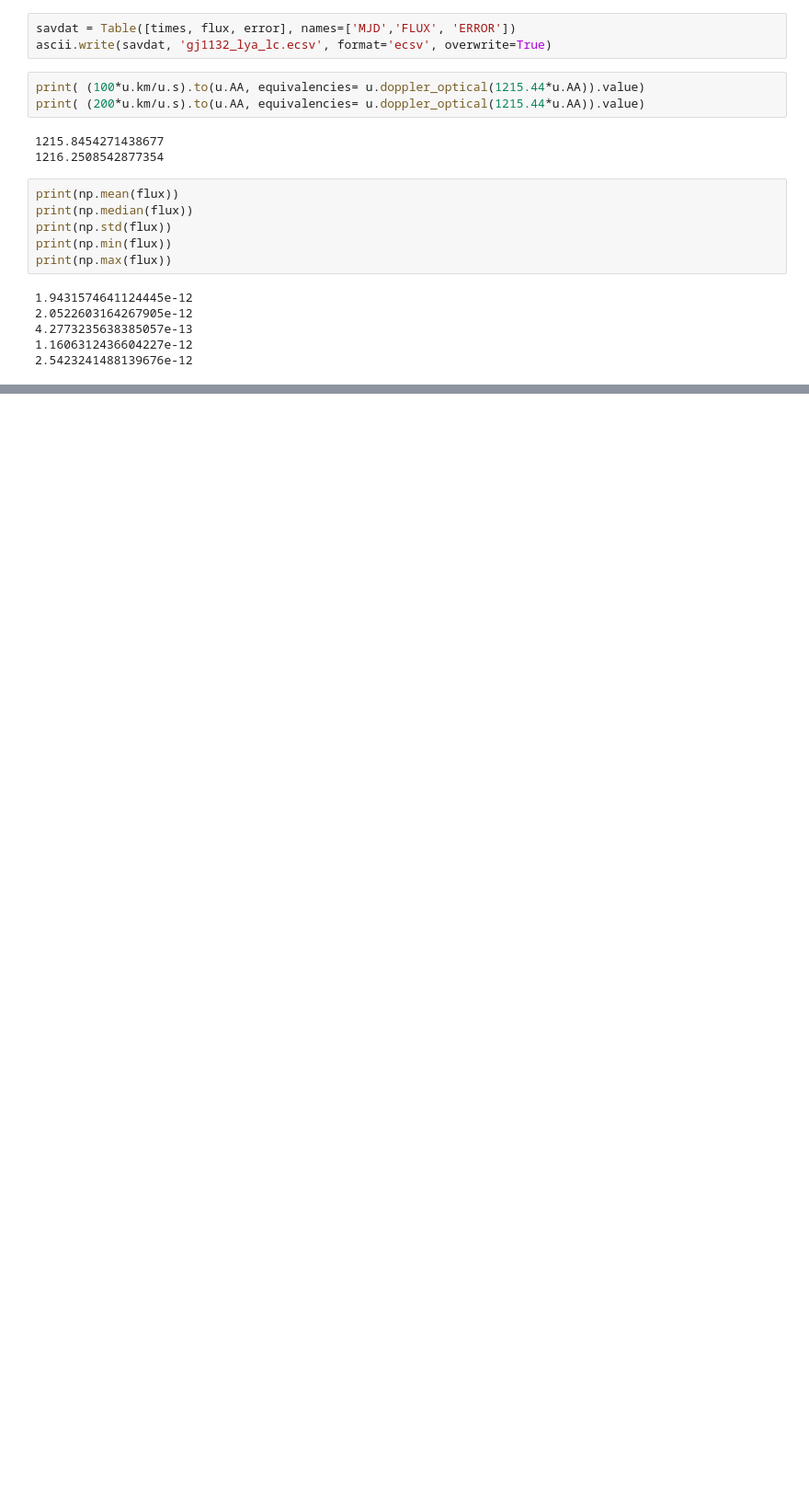
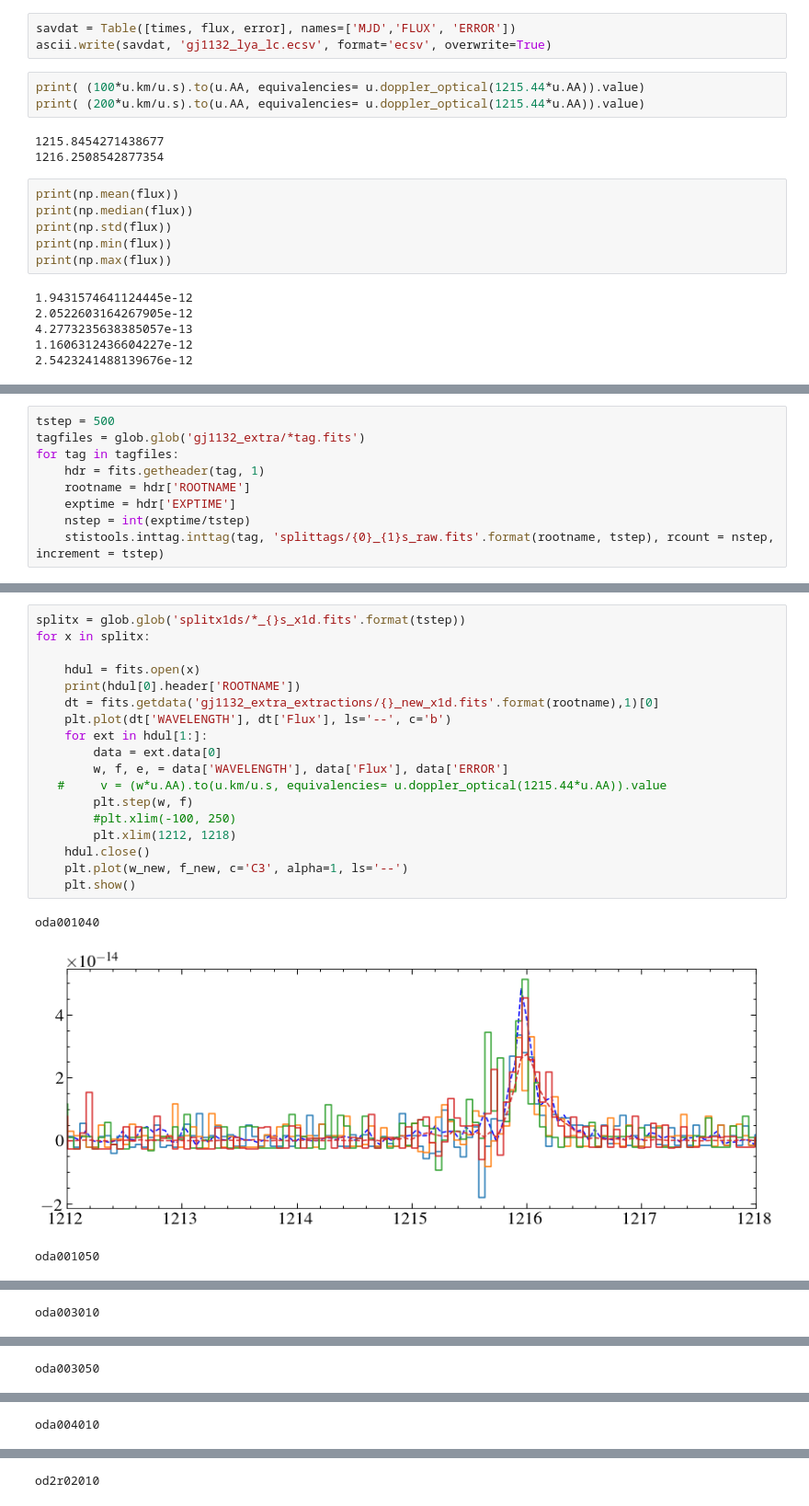
Before and after one commit to davidjwilson/gj1132, a Jupyter notebook: gj1132_lya.ipynb, the cells around one changed output, grey strips where cells are left out. Shown at 92% size. Cells and saved outputs as stored; diff of their text form; blank space fills up the shorter version.

```diff
--- a/gj1132_lya.ipynb
+++ b/gj1132_lya.ipynb
@@ -685,0 +684,9 @@ print(np.max(flux))
+# %%
+tstep = 500
+tagfiles = glob.glob('gj1132_extra/*tag.fits')
+for tag in tagfiles:
+    hdr = fits.getheader(tag, 1)
+    rootname = hdr['ROOTNAME']
+    exptime = hdr['EXPTIME']
+    nstep = int(exptime/tstep)
+    stistools.inttag.inttag(tag, 'splittags/{0}_{1}s_raw.fits'.format(rootname, tstep), rcount = nstep, increment = tstep)
@@ -685,0 +778,22 @@ print(np.max(flux))
+# %%
+splitx = glob.glob('splitx1ds/*_{}s_x1d.fits'.format(tstep))
+for x in splitx:
+
+    hdul = fits.open(x)
+    print(hdul[0].header['ROOTNAME'])
+    dt = fits.getdata('gj1132_extra_extractions/{}_new_x1d.fits'.format(rootname),1)[0]
+    plt.plot(dt['WAVELENGTH'], dt['Flux'], ls='--', c='b')
+    for ext in hdul[1:]:
+        data = ext.data[0]
+        w, f, e, = data['WAVELENGTH'], data['Flux'], data['ERROR']
+   #     v = (w*u.AA).to(u.km/u.s, equivalencies= u.doppler_optical(1215.44*u.AA)).value
+        plt.step(w, f)
+        #plt.xlim(-100, 250)
+        plt.xlim(1212, 1218)
+    hdul.close()
+    plt.plot(w_new, f_new, c='C3', alpha=1, ls='--')
+    plt.show()
+# %% [output]
+oda001040
+[figure, added]
+oda001050
@@ -685,0 +801 @@ print(np.max(flux))
+oda003010
@@ -685,0 +803 @@ print(np.max(flux))
+oda003050
@@ -685,0 +805 @@ print(np.max(flux))
+oda004010
@@ -685,0 +807 @@ print(np.max(flux))
+od2r02010
```
Also changed, not shown: parts of 8 cells of this notebook, 3 other files.
